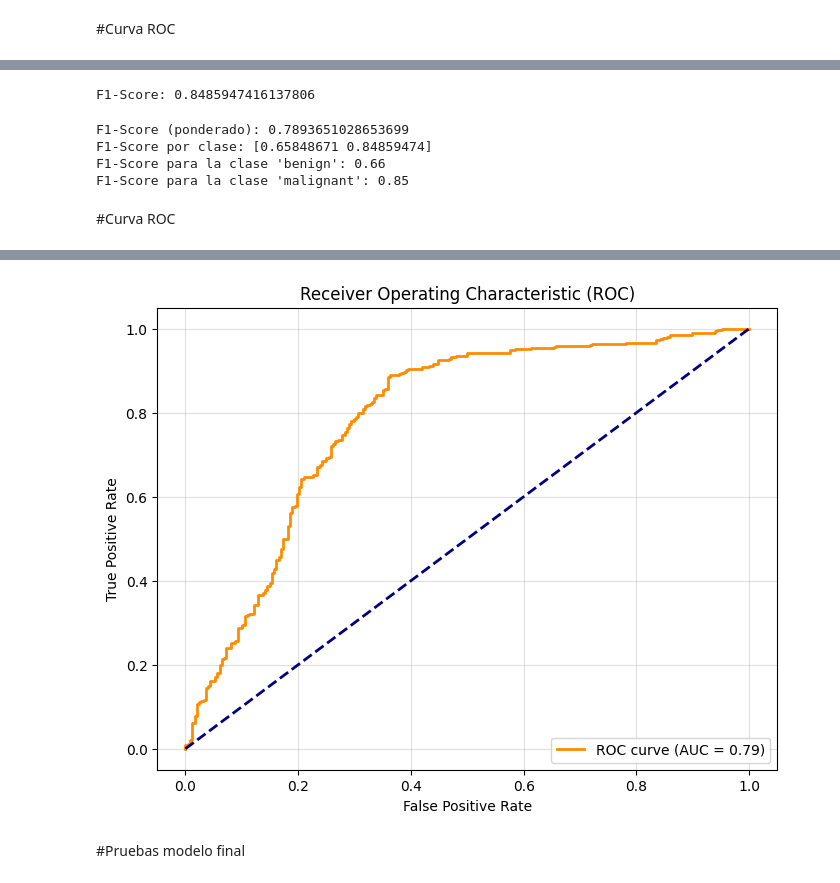
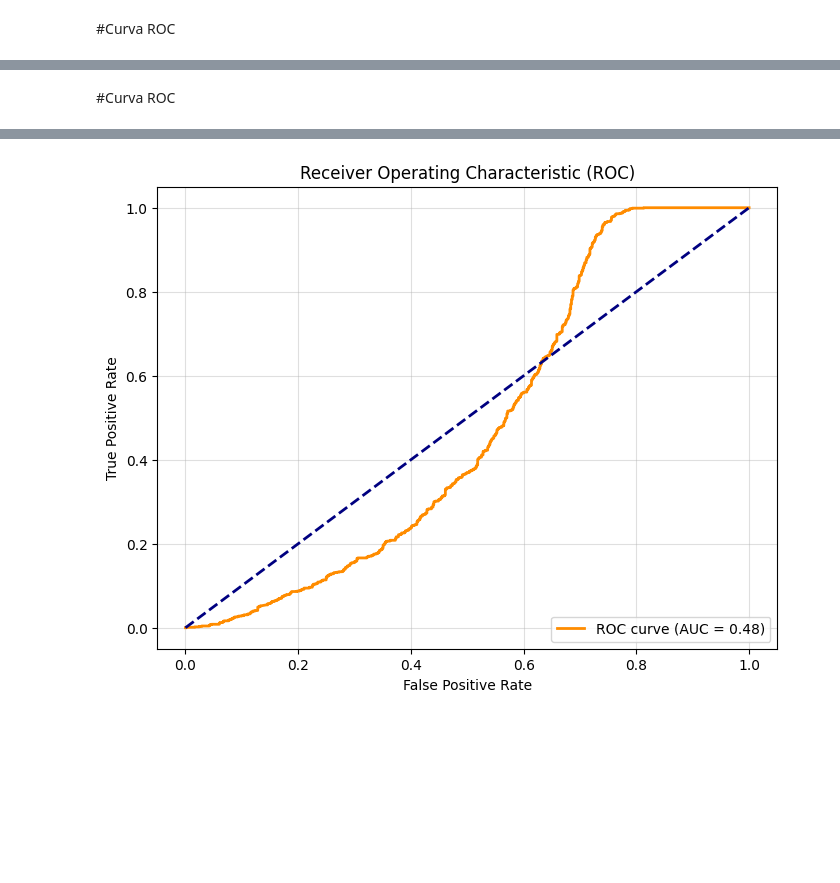
Before and after one commit to clasicancer/Casificancer, a Jupyter notebook: dev_model/Prueba_modelos.ipynb, the cells around one changed output, grey strips where cells are left out. Drawn from its saved outputs; the diff is of its cells as text; code cells hidden in the pictures; blank space fills up the shorter version.

```diff
--- a/dev_model/Prueba_modelos.ipynb
+++ b/dev_model/Prueba_modelos.ipynb
@@ -493,7 +604,7 @@ from sklearn.metrics import f1_score
 
 # Obtener imágenes y etiquetas del conjunto de datos
 images, labels = [], []
-for img_batch, label_batch in test_ds:
+for img_batch, label_batch in val_ds:
     images.append(img_batch)
     labels.append(label_batch)
 
@@ -502,6 +613,6 @@ images = tf.concat(images, axis=0)
 labels = tf.concat(labels, axis=0)
 
 # Predecir con el modelo
-predictions = carga_modelo_cancer_2.predict(images)
+predictions = carga_modelo_2_c.predict(images)
 predicted_labels = (predictions > 0.5).astype(int)  # Convertir probabilidades a etiquetas binarias
 # %% [output]
@@ -592,7 +711,7 @@ from sklearn.metrics import f1_score
 
 # Obtener imágenes y etiquetas del conjunto de datos
 images, labels = [], []
-for img_batch, label_batch in test_ds:
+for img_batch, label_batch in val_ds:
     images.append(img_batch)
     labels.append(label_batch)
 
@@ -601,6 +720,6 @@ images = tf.concat(images, axis=0)
 labels = tf.concat(labels, axis=0)
 
 # Predecir con el modelo
-predictions = carga_modelo_cancer_3.predict(images)
+predictions = carga_modelo_fina.predict(images)
 predicted_labels = (predictions > 0.5).astype(int)  # Convertir probabilidades a etiquetas binarias
 # %% [output]
@@ -691,7 +821,7 @@ from sklearn.metrics import f1_score
 
 # Obtener imágenes y etiquetas del conjunto de datos
 images, labels = [], []
-for img_batch, label_batch in test_ds:
+for img_batch, label_batch in val_ds:
     images.append(img_batch)
     labels.append(label_batch)
 
@@ -700,6 +830,6 @@ images = tf.concat(images, axis=0)
 labels = tf.concat(labels, axis=0)
 
 # Predecir con el modelo
-predictions = carga_modelo_m.predict(images)
+predictions = carga_modelo_trans.predict(images)
 predicted_labels = (predictions > 0.5).astype(int)  # Convertir probabilidades a etiquetas binarias
 # %% [output]
@@ -800,17 +856,0 @@ plt.show()
-# %%
-import numpy as np
-from sklearn.metrics import f1_score
-
-# Obtener imágenes y etiquetas del conjunto de datos
-images, labels = [], []
-for img_batch, label_batch in test_ds:
-    images.append(img_batch)
-    labels.append(label_batch)
-
-# Convertir a tensores
-images = tf.concat(images, axis=0)
-labels = tf.concat(labels, axis=0)
-
-# Predecir con el modelo
-predictions = carga_modelo_2_c.predict(images)
-predicted_labels = (predictions > 0.5).astype(int)  # Convertir probabilidades a etiquetas binarias
@@ -819,36 +857,3 @@ predicted_labels = (predictions > 0.5).astype(int)  # Convertir probabilidades a
-# %%
-# Calcular el F1-score
-# Convert predicted_labels to binary format by taking the argmax along axis 1
-predicted_labels_binary = predicted_labels
-
-# Now calculate the F1-score
-f1 = f1_score(labels.numpy(), predicted_labels_binary)
-print("F1-Score:", f1)
-# %% [output]
-F1-Score: 0.8485947416137806
-# %%
-# Calcular el F1-score
-# Convert predictions to binary format by choosing the class with the higher probability
-predicted_labels_binary = (predictions > 0.5).astype(int)  # Convert to binary (0 or 1)
-
-# Now calculate the F1-score
-f1_weighted = f1_score(labels.numpy(), predicted_labels_binary, average='weighted')
-
-# F1-score para cada clase
-f1_per_class = f1_score(labels.numpy(), predicted_labels_binary, average=None)
-
-print("F1-Score (ponderado):", f1_weighted)
-#Escribimos el f1 por clase:
-print("F1-Score por clase:", f1_per_class)
-
-class_names = test_ds.class_names  # Si tienes nombres de clases del dataset
-for i, f1 in enumerate(f1_per_class):
-    print(f"F1-Score para la clase '{class_names[i]}': {f1:.2f}")
-# %% [output]
-F1-Score (ponderado): 0.7893651028653699
-F1-Score por clase: [0.65848671 0.84859474]
-F1-Score para la clase 'benign': 0.66
-F1-Score para la clase 'malignant': 0.85
 # %% [markdown]
 #Curva ROC
 # %%
@@ -861,15 +866,12 @@ from sklearn.metrics import roc_curve, auc
 y_true = []  # Etiquetas verdaderas
 y_pred = []  # Probabilidades predichas
 
-for images, labels in test_ds:
+for images, labels in val_ds:
     y_true.extend(labels.numpy())  # Convertir tensores a numpy
-    # Get predictions for the positive class (assuming binary classification)
-    predictions = carga_modelo_2_c.predict(images)
-    # If your model outputs a single probability for the positive class, use:
-    # y_pred.extend(predictions)
-    # If your model outputs probabilities for multiple classes, use:
-    y_pred.extend(predictions.flatten())  # Assuming the second column represents the positive class
-
+    # Predicciones de clase positiva (suponiendo que tu modelo es binario)
+    predictions = carga_modelo_trans.predict(images)
+    # Si el modelo tiene salida sigmoide (probabilidad de la clase positiva):
+    y_pred.extend(predictions[:, 1])  # Asegúrate de que predicciones[:, 0] sea la probabilidad de clase positiva
 
 y_true = np.array(y_true)
 y_pred = np.array(y_pred)
@@ -909,3 +911 @@ plt.show()
-[figure, old version]
+[figure, new version]
-# %% [markdown]
-#Pruebas modelo final
```
Also changed, not shown: parts of 69 cells of this notebook, 2 other files.
